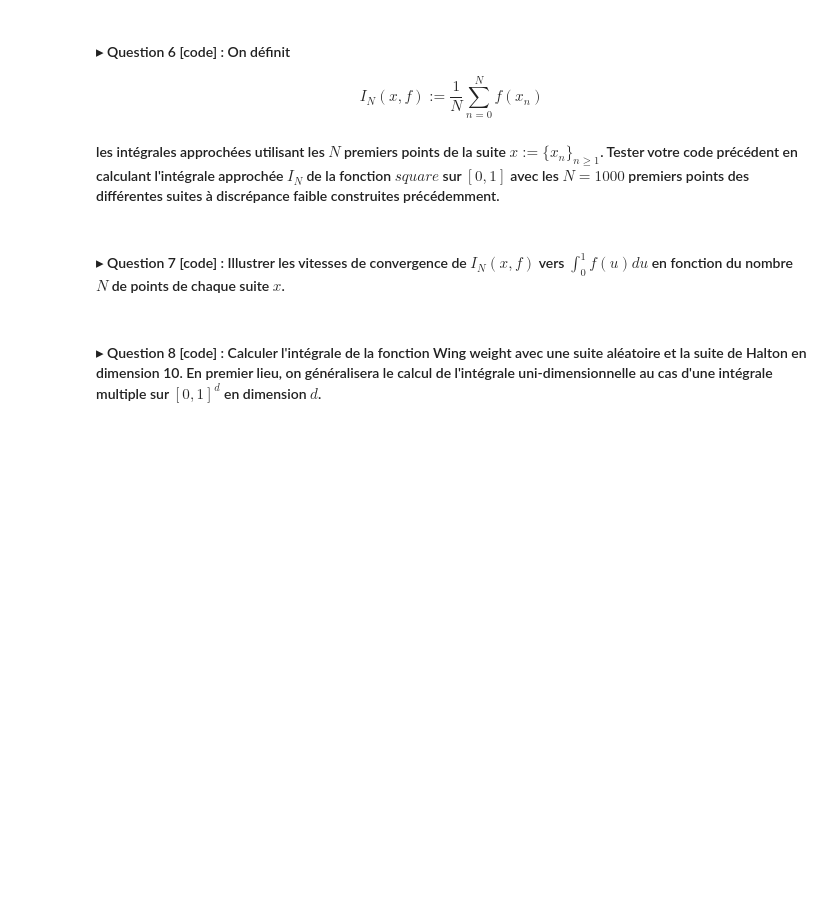
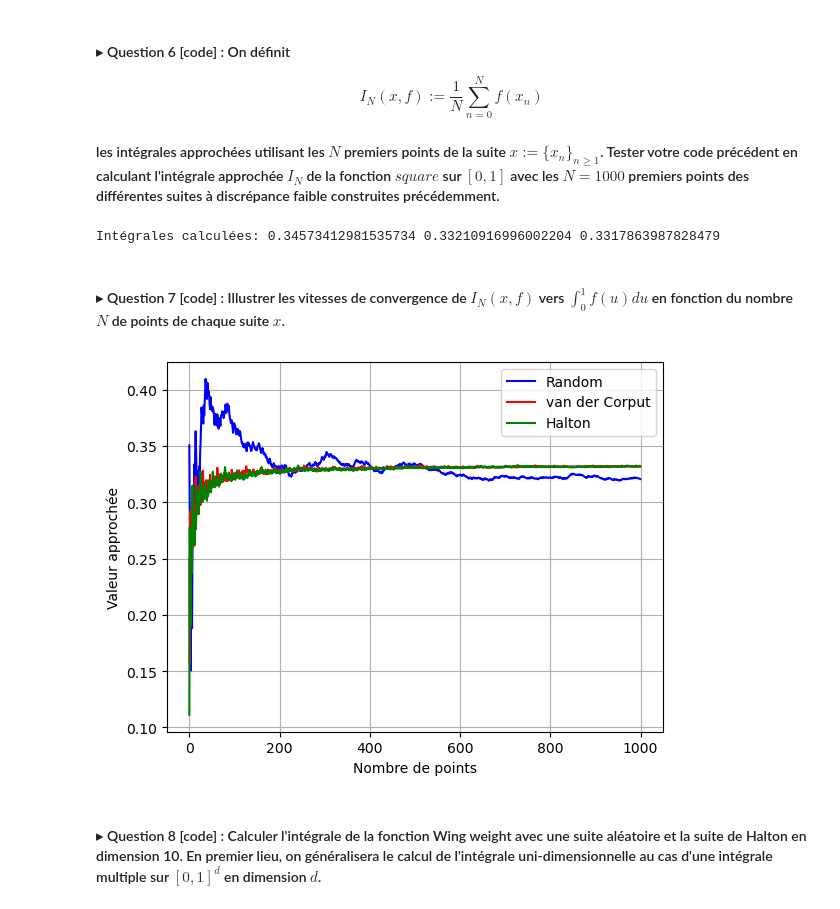
Before and after one commit to sabrinasartori/MAP556, a Jupyter notebook: TP3.ipynb, the cells around one changed output. Drawn from its saved outputs; the diff is of its cells as text; code cells hidden in the pictures; blank space fills up the shorter version.

```diff
--- a/TP3.ipynb
+++ b/TP3.ipynb
@@ -205,7 +271,14 @@ Il est basé sur le calcul des nombres premiers successifs. Et on fournit une fo
 def halton_sequence(n, base=3):
     sequence = np.zeros(n)
     for i in range(n):
-    ##>>>> Completer <<<<##
+        x = 0
+        f = 1
+        k = i+1
+        while k > 0:
+            f = f/base
+            x += (k % base) * f
+            k = k//base
+        sequence[i] = x
     return sequence
 
 # Fonction pour calculer le prochain nombre premier.
@@ -223,7 +296,7 @@ def halton_sequence_dimension(n,d):
     primes = next_prime()
     for j in range(d):
         base = next(primes)
-    ##>>>> Completer <<<<##
+        sequence[:, j] = halton_sequence(n, base)
     return sequence
 # %%
 # Générer les premières valeurs de la suite de Halton 1D
@@ -273,13 +352,22 @@ plt.show()
 ### 4- Calcul d'intégrales
 # %% [markdown]
 #### $\blacktriangleright$ Question 5 [code] : Ecrire une fonction pour calculer l'intégrale d'une fonction quelconque sur l'intervalle $[0,1]$ à l'aide d'une suite donnée.
-# %%
-###################################################
-# Réponse 5 [code] :
-###################################################
-def compute_integral(func,sequence):
-    ##>>>> Completer <<<<##
-    return 0
+# %%
+###################################################
+# Réponse 5 [code] :
+###################################################
+def compute_integral(func,sequence):
+    N = len(sequence)
+    sorted_sequence = np.sort(sequence)
+    # for i in range(N-1):
+    #     x_1 = sorted_sequence[i]
+    #     x_2 = sorted_sequence[i+1]
+    #     S += (func(x_1)+func(x_2))/2 * (x_2-x_1)
+    # return S
+    S = 0
+    for i in range(N):
+        S += func(sorted_sequence[i]) / N
+    return S
 # %% [markdown]
 On définit la fonction `square` suivante :
 # %%
@@ -296,38 +384,52 @@ $$
 # Réponse 6 [code] :
 ###################################################
 # Générer les 3 suites à discrépance faible.
-    ##>>>> Completer <<<<##
+N = 1000
+sequence_random = np.random.rand(N)
+sequence_vandercorput = van_der_corput_sequence(N)
+sequence_halton = halton_sequence(N)
 # Calculer les intégrales.
-    ##>>>> Completer <<<<##
+result_random = compute_integral(square, sequence_random)
+result_vandercorput = compute_integral(square, sequence_vandercorput)
+result_halton = compute_integral(square, sequence_halton)
+
 # Affichage des résultats
 print("Intégrales calculées:", result_random, result_vandercorput, result_halton)
+# %% [output]
+Intégrales calculées: 0.34573412981535734 0.33210916996002204 0.3317863987828479
 # %% [markdown]
 #### $\blacktriangleright$ Question 7 [code] : Illustrer les vitesses de convergence de $I_N(x,f)$ vers $\int_0^1 f(u) du$ en fonction du nombre $N$ de points de chaque suite $x$.
 # %%
 ###################################################
 # Réponse 7 [code] :
 ###################################################
 N = 1000
 
 func = square
 
 results_random = np.zeros(N)
 results_van_der_corput = np.zeros(N)
 results_halton = np.zeros(N)
 sequence_random = np.random.random(N)
 sequence_van_der_corput = van_der_corput_sequence(N)
 sequence_halton = halton_sequence(N)
 
-    ##>>>> Completer <<<<##
+    ##>>>> Completer <<<<##]
+for i in range(N):
+    results_random[i] = compute_integral(func, sequence_random[:i+1])
+    results_van_der_corput[i] = compute_integral(func, sequence_van_der_corput[:i+1])
+    results_halton[i] = compute_integral(func, sequence_halton[:i+1])
 
 plt.plot(results_random, 'b-', label='Random')
 plt.plot(results_van_der_corput, 'r-', label='van der Corput')
 plt.plot(results_halton, 'g-', label='Halton')
 plt.xlabel('Nombre de points')
 plt.ylabel('Valeur approchée')
 plt.legend()
 plt.grid(True)
 plt.show()
+# %% [output]
+[figure, added]
 # %% [markdown]
 #### $\blacktriangleright$ Question 8 [code] : Calculer l'intégrale de la fonction Wing weight avec une suite aléatoire et la suite de Halton en dimension 10. En premier lieu, on généralisera le calcul de l'intégrale uni-dimensionnelle au cas d'une intégrale multiple sur $[0,1]^d$ en dimension $d$.
 # %%
```
Also changed, not shown: parts of 18 cells of this notebook.
